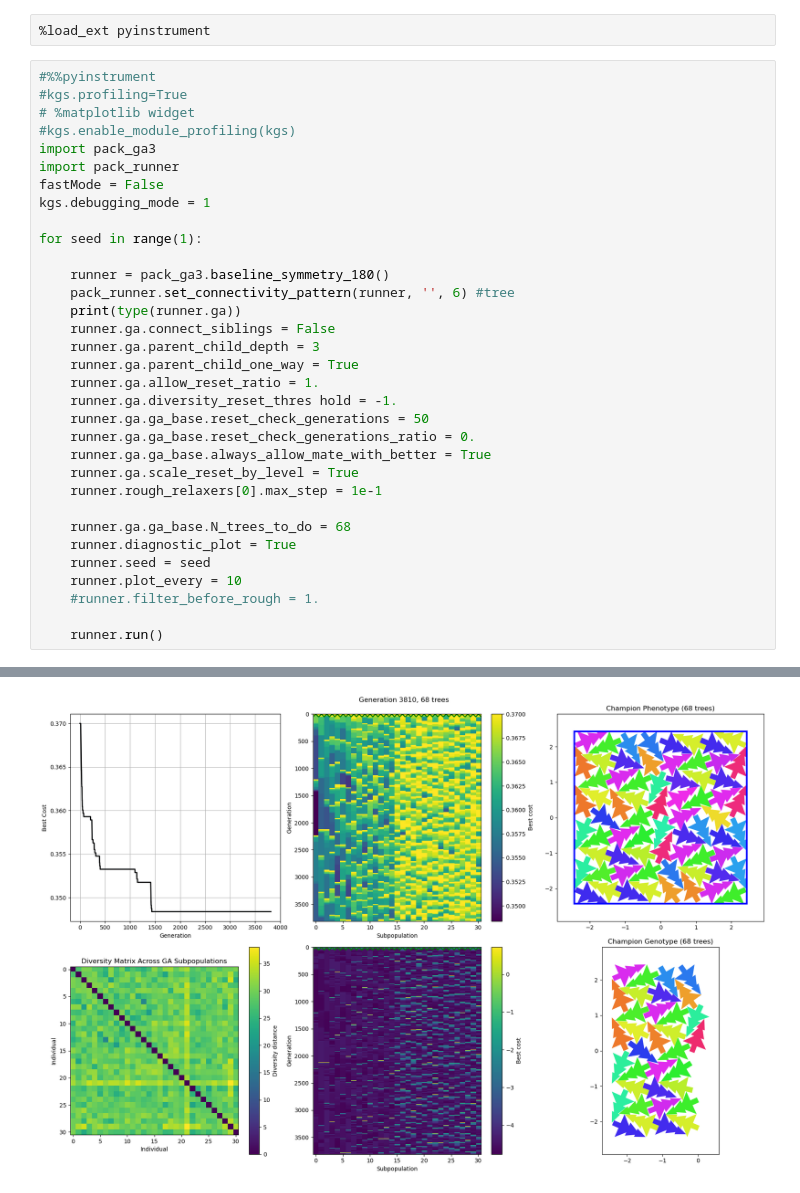
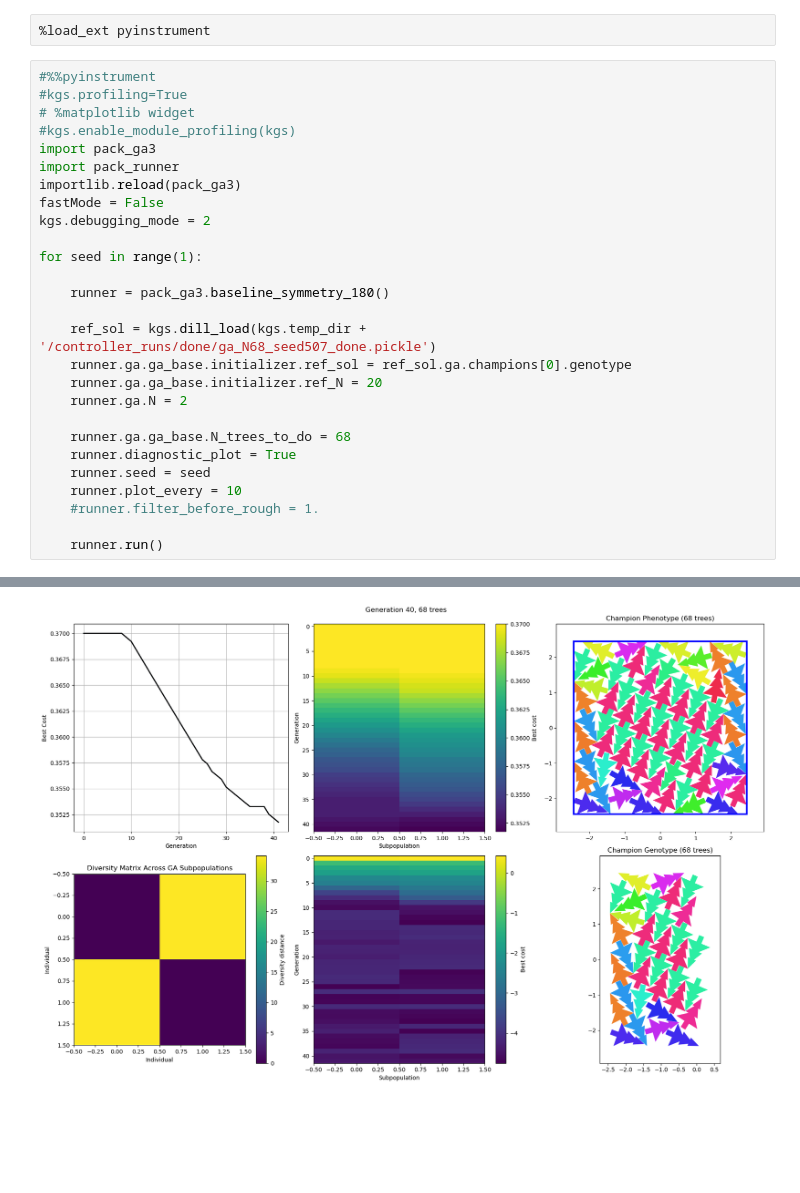
Before and after one commit to jcottaar/packing, a Jupyter notebook: analysis/test_ga.ipynb, the cells around one changed output, grey strips where cells are left out. Cells and saved outputs as stored; diff of their text form; blank space fills up the shorter version.

```diff
--- a/analysis/test_ga.ipynb
+++ b/analysis/test_ga.ipynb
@@ -43,24 +28,18 @@ ptxas info    : Function properties for multi_boundary_distance_list_total
 #kgs.enable_module_profiling(kgs)
 import pack_ga3
 import pack_runner
+importlib.reload(pack_ga3)
 fastMode = False
-kgs.debugging_mode = 1
+kgs.debugging_mode = 2
 
 for seed in range(1):
 
     runner = pack_ga3.baseline_symmetry_180()
-    pack_runner.set_connectivity_pattern(runner, '', 6) #tree
-    print(type(runner.ga))
-    runner.ga.connect_siblings = False
-    runner.ga.parent_child_depth = 3
-    runner.ga.parent_child_one_way = True
-    runner.ga.allow_reset_ratio = 1.
-    runner.ga.diversity_reset_thres hold = -1.
-    runner.ga.ga_base.reset_check_generations = 50
-    runner.ga.ga_base.reset_check_generations_ratio = 0.
-    runner.ga.ga_base.always_allow_mate_with_better = True
-    runner.ga.scale_reset_by_level = True
-    runner.rough_relaxers[0].max_step = 1e-1
+
+    ref_sol = kgs.dill_load(kgs.temp_dir + '/controller_runs/done/ga_N68_seed507_done.pickle')
+    runner.ga.ga_base.initializer.ref_sol = ref_sol.ga.champions[0].genotype
+    runner.ga.ga_base.initializer.ref_N = 20
+    runner.ga.N = 2
 
     runner.ga.ga_base.N_trees_to_do = 68
     runner.diagnostic_plot = True
@@ -91 +53 @@ Score of generated dataframe: 0.34912532763298487
-[figure, old version]
+[figure, new version]
```
Also changed, not shown: parts of 2 cells of this notebook, 11 other files.
